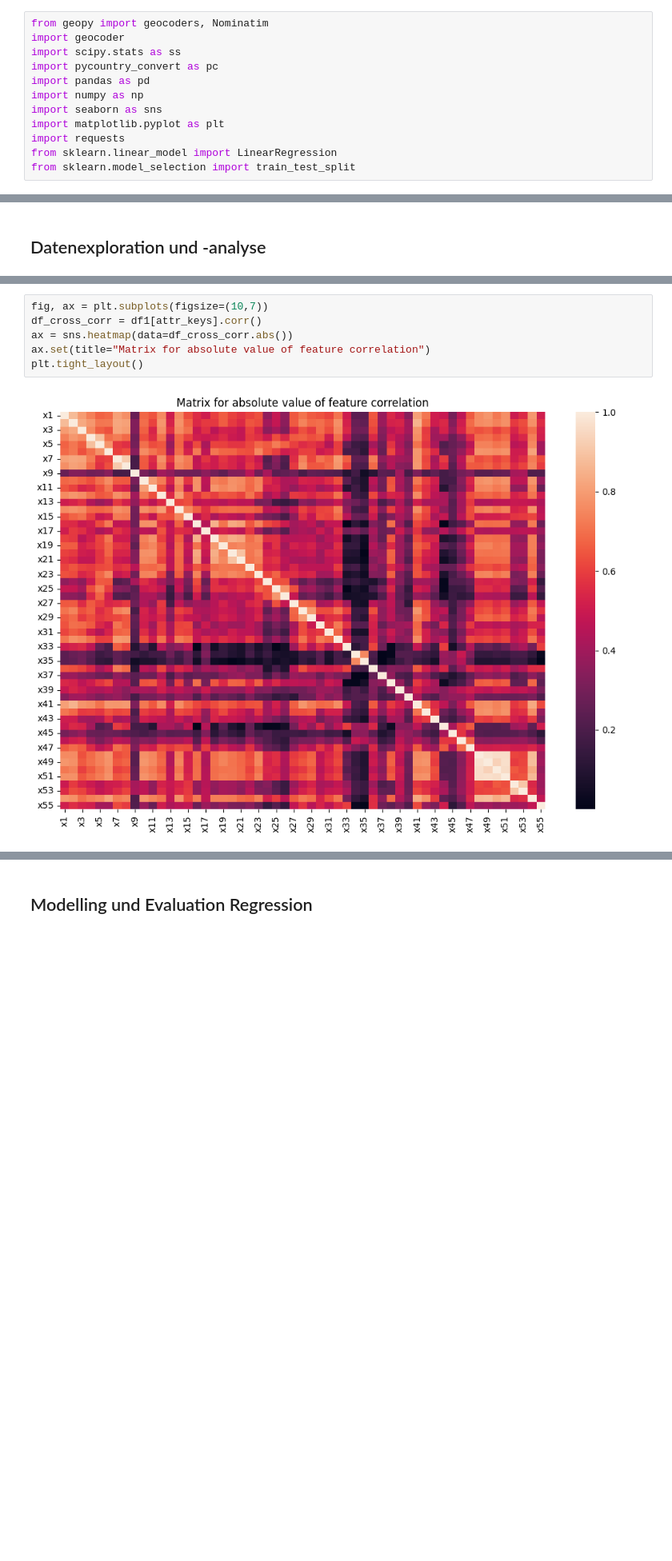
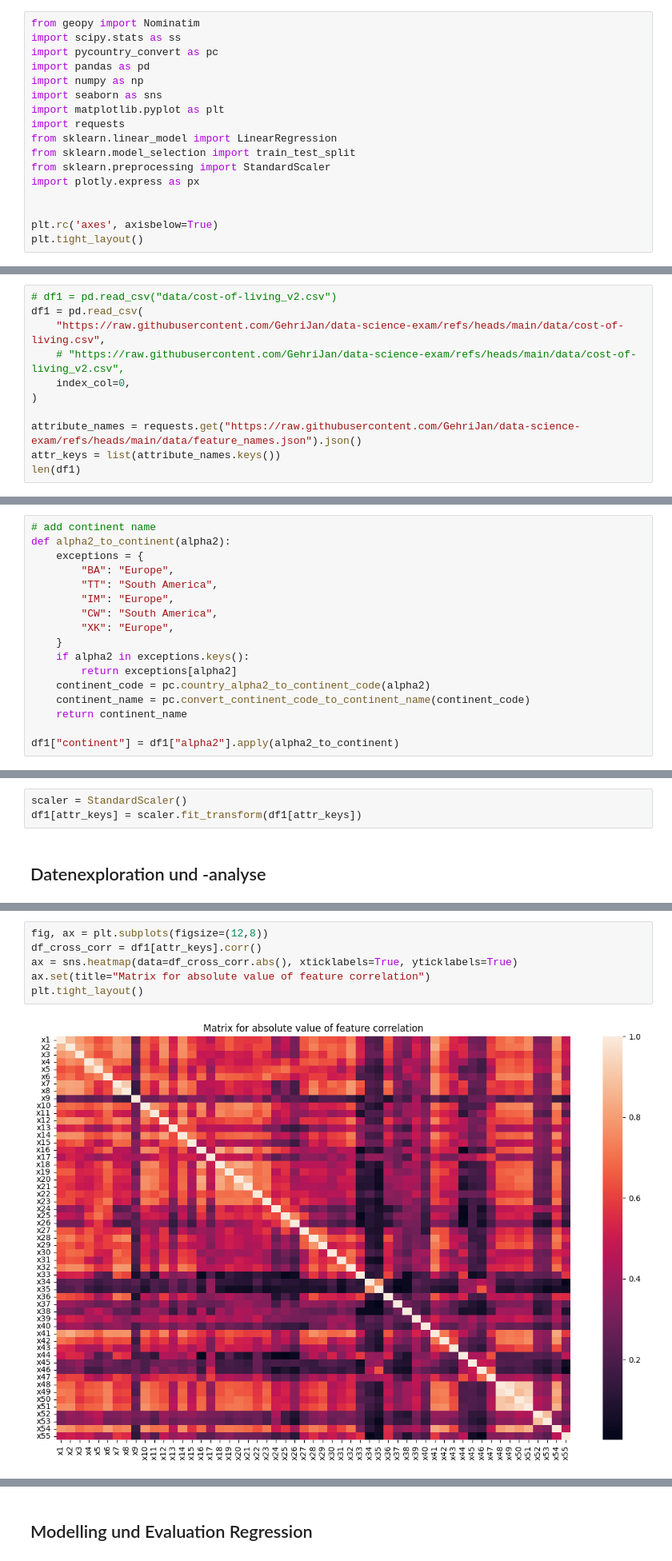
Before and after one commit to GehriJan/data-science-exam, a Jupyter notebook: data_science_exam.ipynb, the cells around one changed output, grey strips where cells are left out. Shown at 80% size. Drawn from its saved outputs; the diff is of its cells as text; blank space fills up the shorter version.

```diff
--- a/data_science_exam.ipynb
+++ b/data_science_exam.ipynb
@@ -28,8 +31,7 @@ Requirement already satisfied: numpy!=1.24.0,>=1.20 in ./.venv/lib/python3.13/si
 [notice] To update, run: pip install --upgrade pip
 Note: you may need to restart the kernel to use updated packages.
 # %%
-from geopy import geocoders, Nominatim
-import geocoder
+from geopy import Nominatim
 import scipy.stats as ss
 import pycountry_convert as pc
 import pandas as pd
@@ -39,3 +41,9 @@ import matplotlib.pyplot as plt
 import requests
 from sklearn.linear_model import LinearRegression
 from sklearn.model_selection import train_test_split
+from sklearn.preprocessing import StandardScaler
+import plotly.express as px
+
+
+plt.rc('axes', axisbelow=True)
+plt.tight_layout()
@@ -108,0 +52,11 @@ len(df1)
+# %%
+# df1 = pd.read_csv("data/cost-of-living_v2.csv")
+df1 = pd.read_csv(
+    "https://raw.githubusercontent.com/GehriJan/data-science-exam/refs/heads/main/data/cost-of-living.csv",
+    # "https://raw.githubusercontent.com/GehriJan/data-science-exam/refs/heads/main/data/cost-of-living_v2.csv",
+    index_col=0,
+)
+
+attribute_names = requests.get("https://raw.githubusercontent.com/GehriJan/data-science-exam/refs/heads/main/data/feature_names.json").json()
+attr_keys = list(attribute_names.keys())
+len(df1)
@@ -169,3 +104,20 @@ df1["continent"] = continent_series
+# %%
+# add continent name
+def alpha2_to_continent(alpha2):
+    exceptions = {
+        "BA": "Europe",
+        "TT": "South America",
+        "IM": "Europe",
+        "CW": "South America",
+        "XK": "Europe",
+    }
+    if alpha2 in exceptions.keys():
+        return exceptions[alpha2]
+    continent_code = pc.country_alpha2_to_continent_code(alpha2)
+    continent_name = pc.convert_continent_code_to_continent_name(continent_code)
+    return continent_name
+
+df1["continent"] = df1["alpha2"].apply(alpha2_to_continent)
 # %%
 cities = pd.read_table(
     "https://download.geonames.org/export/dump/cities15000.zip",
@@ -320,2 +315,5 @@ Removing 46 multivariate outliers.
+# %%
+scaler = StandardScaler()
+df1[attr_keys] = scaler.fit_transform(df1[attr_keys])
 # %% [markdown]
 ## Datenexploration und -analyse
@@ -322,11 +363,11 @@ Removing 46 multivariate outliers.
 # %%
-fig, ax = plt.subplots(figsize=(10,7))
+fig, ax = plt.subplots(figsize=(12,8))
 df_cross_corr = df1[attr_keys].corr()
-ax = sns.heatmap(data=df_cross_corr.abs())
+ax = sns.heatmap(data=df_cross_corr.abs(), xticklabels=True, yticklabels=True)
 ax.set(title="Matrix for absolute value of feature correlation")
 plt.tight_layout()
 # %% [output]
-[figure, old version]
+[figure, new version]
 # %%
 # sort features by how much they correlate to other features
 s_corr = df_cross_corr.abs().mean().sort_values(ascending=False)
```
Also changed, not shown: parts of 23 cells of this notebook.
